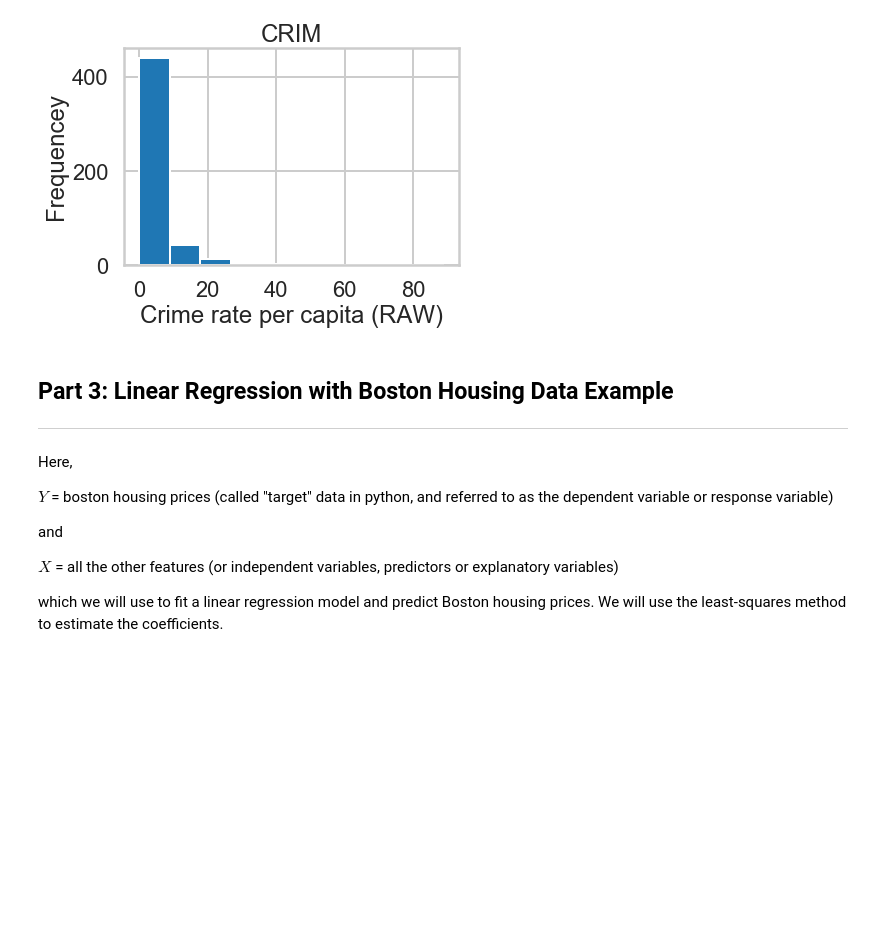
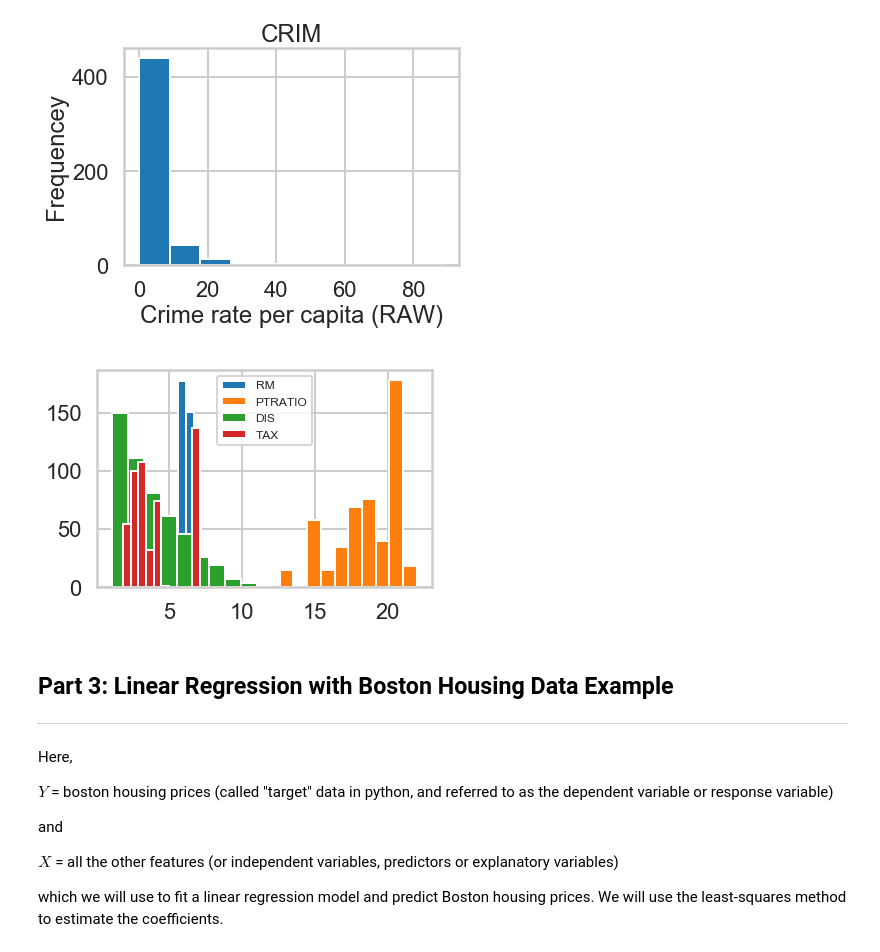
Before and after one commit to cleonard1261/springboard, a Jupyter notebook: linear_regression/Mini_Project_Linear_Regression.ipynb, the cells around one changed output. Drawn from its saved outputs; the diff is of its cells as text; code cells hidden in the pictures; blank space fills up the shorter version.

```diff
--- a/linear_regression/Mini_Project_Linear_Regression.ipynb
+++ b/linear_regression/Mini_Project_Linear_Regression.ipynb
@@ -360,6 +360,15 @@ plt.show()
 # %% [output]
 0.0820849986238988
 [figure]
+# %%
+plt.hist(bos.RM, label='RM')
+plt.hist(bos.PTRATIO,  label='PTRATIO')
+plt.hist(bos.DIS,  label='DIS')
+plt.hist(bos.TAX / 100.0,  label='TAX')
+plt.legend(loc='upper center', fontsize=12)
+plt.show()
+# %% [output]
+[figure, added]
 # %% [markdown]
 ## Part 3: Linear Regression with Boston Housing Data Example
 ***
```
Also changed, not shown: parts of 1 cell of this notebook.
